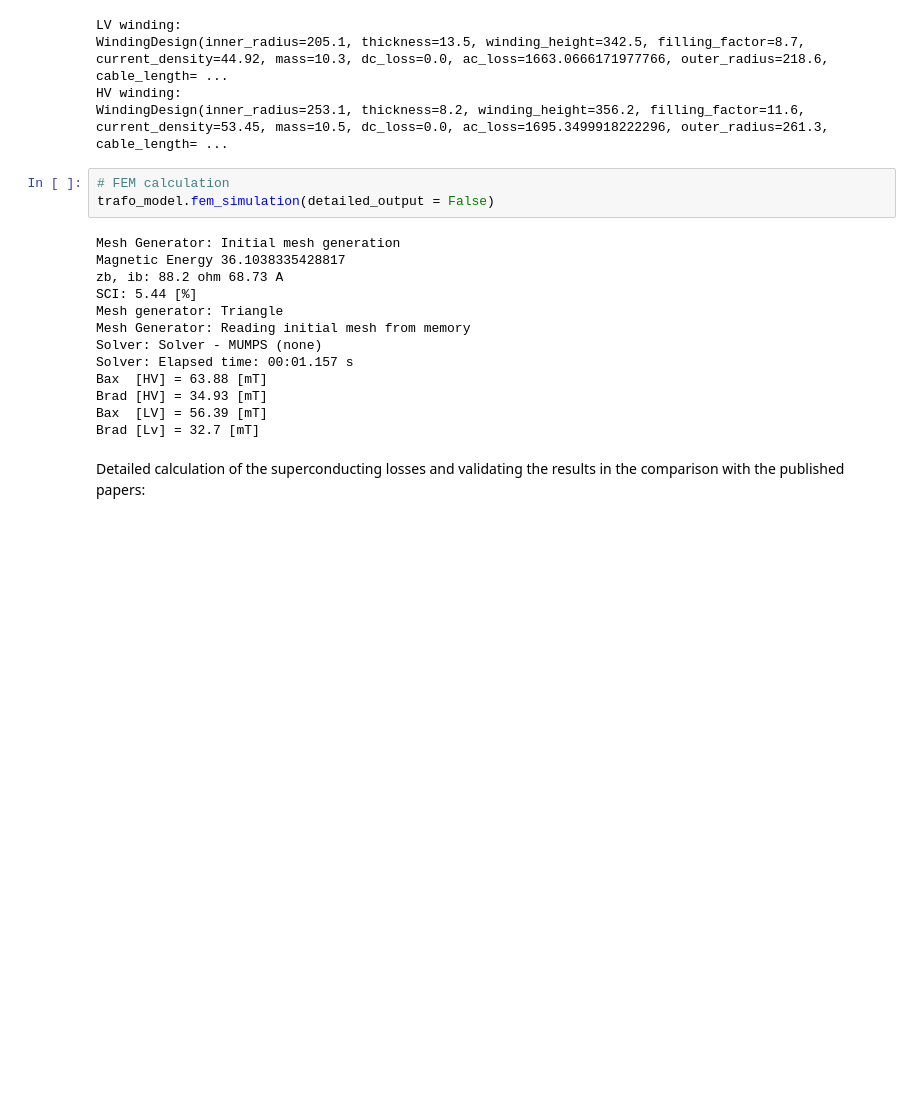
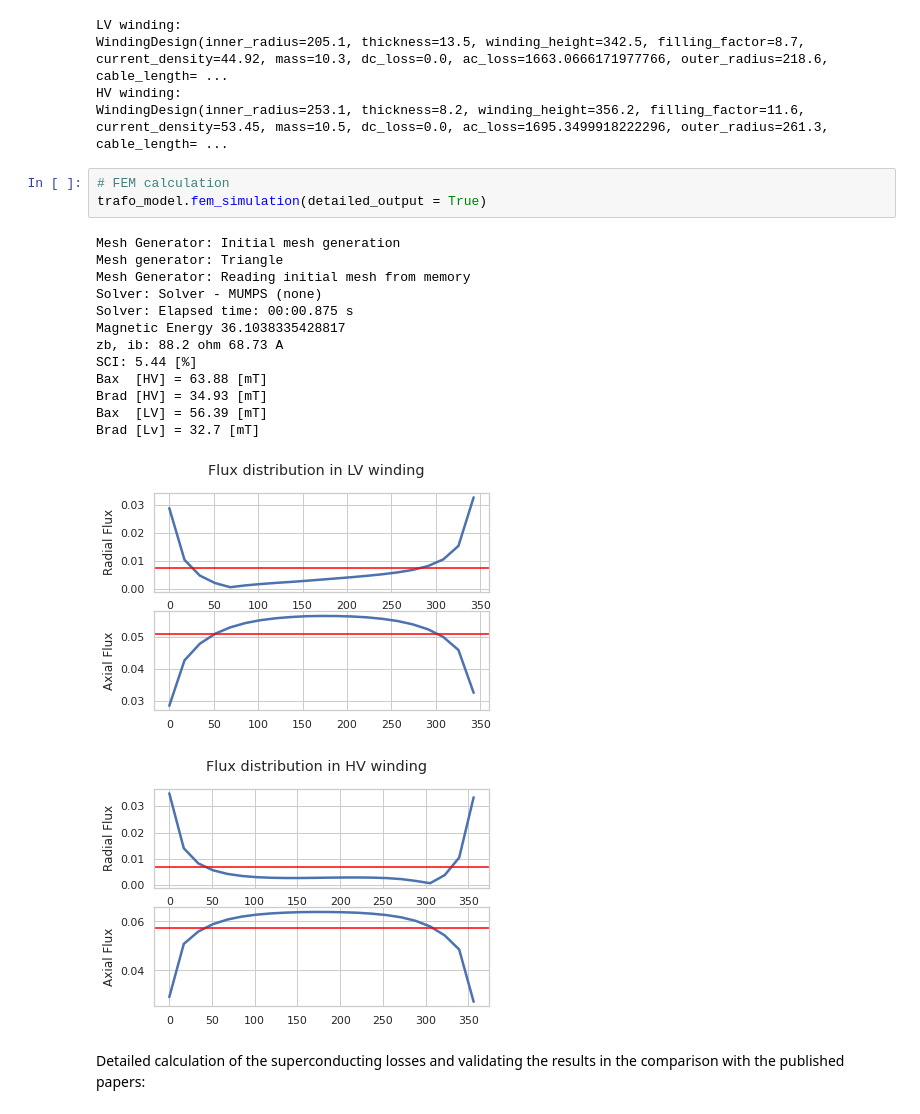
Before and after one commit to tamasorosz/TrafoCalc, a Jupyter notebook: notes/1250_kVA_sc_transformer.ipynb, the cells around one changed output. Saved outputs shown, nothing was run; the diff lists cells and outputs as text; blank space fills up the shorter version.

```diff
--- a/notes/1250_kVA_sc_transformer.ipynb
+++ b/notes/1250_kVA_sc_transformer.ipynb
@@ -130,20 +130,22 @@ HV winding:
 WindingDesign(inner_radius=253.1, thickness=8.2, winding_height=356.2, filling_factor=11.6, current_density=53.45, mass=10.5, dc_loss=0.0, ac_loss=1695.3499918222296, outer_radius=261.3, cable_length= ...
 # %%
 # FEM calculation
-trafo_model.fem_simulation(detailed_output = False)
+trafo_model.fem_simulation(detailed_output = True)
 # %% [output]
 Mesh Generator: Initial mesh generation
+Mesh generator: Triangle
+Mesh Generator: Reading initial mesh from memory
+Solver: Solver - MUMPS (none)
+Solver: Elapsed time: 00:00.875 s
 Magnetic Energy 36.1038335428817
 zb, ib: 88.2 ohm 68.73 A
 SCI: 5.44 [%]
-Mesh generator: Triangle
-Mesh Generator: Reading initial mesh from memory
-Solver: Solver - MUMPS (none)
-Solver: Elapsed time: 00:01.157 s
 Bax  [HV] = 63.88 [mT]
 Brad [HV] = 34.93 [mT]
 Bax  [LV] = 56.39 [mT]
 Brad [Lv] = 32.7 [mT]
+[figure, added]
+[figure, added]
 # %% [markdown]
 Detailed calculation of the superconducting losses and validating the results in the comparison with the published papers:
 # %%
```
Also changed, not shown: 7 other files.
